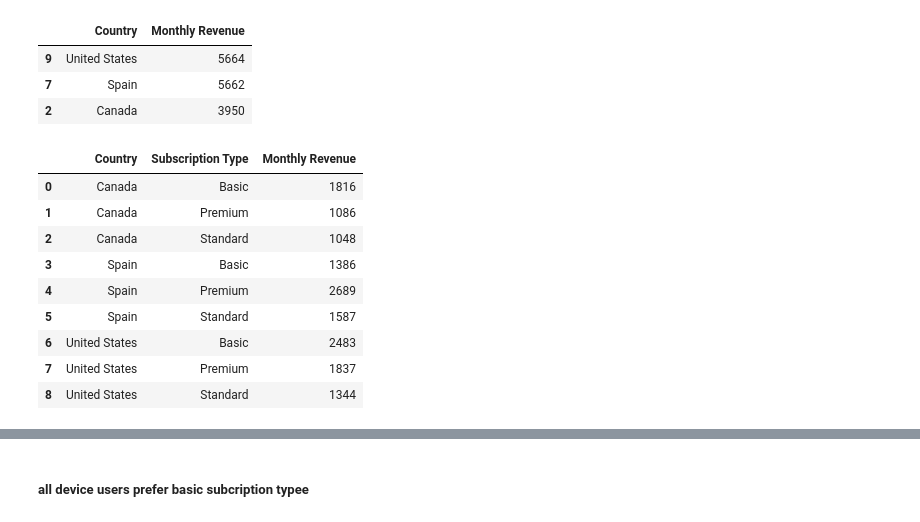
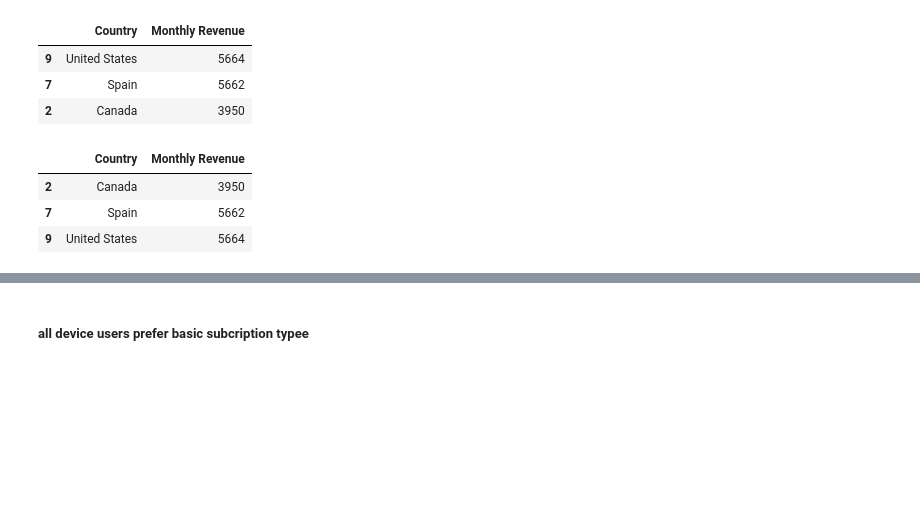
Before and after one commit to vaishnavipatel2805/Python_Libraries_Practice-, a Jupyter notebook: Pandas/vaishnavi_04_09_25_pandas2test).ipynb, the cells around one changed output, grey strips where cells are left out. Saved outputs shown, nothing was run; the diff lists cells and outputs as text; code cells hidden in the pictures; blank space fills up the shorter version.

```diff
--- a/Pandas/vaishnavi_04_09_25_pandas2test).ipynb
+++ b/Pandas/vaishnavi_04_09_25_pandas2test).ipynb
@@ -500,8 +500,8 @@ netflix
 | 2499 | 2500 | Basic | 15 | 13-08-22 | 12-07-23 | United States | 35 | Female | ... |
 2500 rows × 10 columns
 # %%
-netflix["Join Date"] = pd.to_datetime(netflix["Join Date"], format="%Y-%m-%d")
-netflix["Last Payment Date"] = pd.to_datetime(netflix["Last Payment Date"], format="%Y-%m-%d")
+netflix["Join Date"] = pd.to_datetime(netflix["Join Date"], format="%d-%m-%y")
+netflix["Last Payment Date"] = pd.to_datetime(netflix["Last Payment Date"], format="%d-%m-%y")
 # %%
 netflix["lifetime_days"] = (netflix["Last Payment Date"] - netflix["Join Date"]).dt.days
 netflix["lifetime_months"] = np.round(netflix["lifetime_days"] / 30,2)
@@ -697,17 +697,11 @@ top3
 | 7 | Spain | 5662 |
 | 2 | Canada | 3950 |
 # %%
-subs_top3 = subs[subs["Country"].isin(top3["Country"])]
+subs_top3 = country_rev[country_rev["Country"].isin(top3["Country"])]
 subs_top3
 # %% [output]
-|  | Country | Subscription Type | Monthly Revenue |
-| 0 | Canada | Basic | 1816 |
-| 1 | Canada | Premium | 1086 |
-| 2 | Canada | Standard | 1048 |
-| 3 | Spain | Basic | 1386 |
-| 4 | Spain | Premium | 2689 |
-| 5 | Spain | Standard | 1587 |
-| 6 | United States | Basic | 2483 |
-| 7 | United States | Premium | 1837 |
-| 8 | United States | Standard | 1344 |
+|  | Country | Monthly Revenue |
+| 2 | Canada | 3950 |
+| 7 | Spain | 5662 |
+| 9 | United States | 5664 |
 # %%
```
Also changed, not shown: parts of 51 cells of this notebook, 3 other files.
